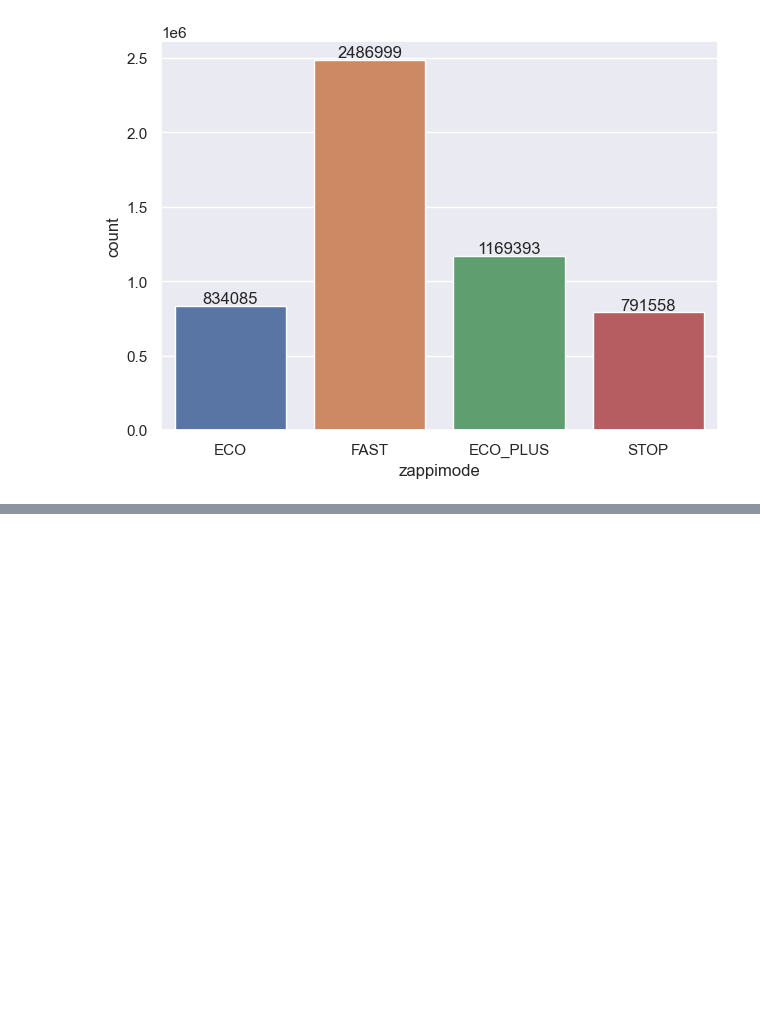
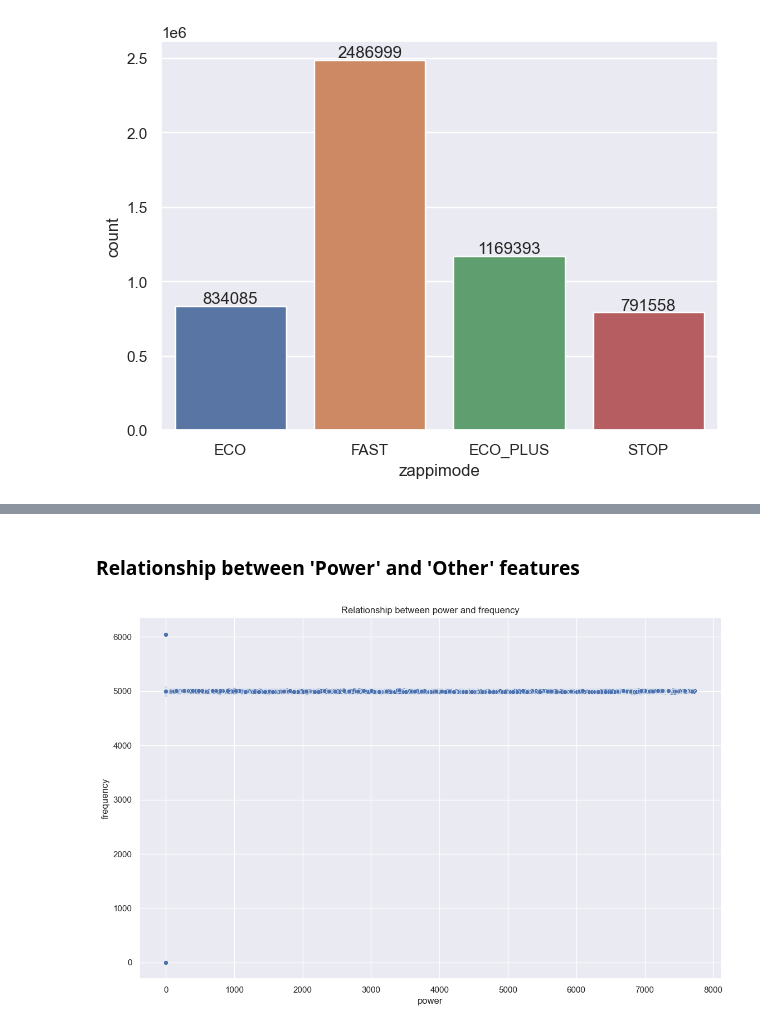
Before and after one commit to Clement-Quaye/EV-Analysis-and-the-Energy-Transition, a Jupyter notebook: Models/EV_Data.ipynb, the cells around one changed output, grey strips where cells are left out. Cells and saved outputs as stored; diff of their text form; code cells hidden in the pictures; blank space fills up the shorter version.

```diff
--- a/Models/EV_Data.ipynb
+++ b/Models/EV_Data.ipynb
@@ -164,0 +180,19 @@ plt.show()
+# %%
+def relationship_check(target, other):
+    plt.figure(figsize=(12,8))
+
+    # Determine if other feature is numeric or categorical
+    # If numeric, plot scatterplot
+    if (data[other].dtype == 'int64' or data[other].dtype == 'float64'):
+        sns.scatterplot(data=data, x=other, y=target)
+
+    elif (data[other].dtype in ['object'] and data[target].dtype in ['object']):
+        print(pd.crosstab(data[target], data[other]))
+
+        #If categorical, plot boxplot
+    else:
+        sns.boxplot(data=data, x=other, y=target)
+
+
+    plt.title("Relationship between " + str(target) + " " + "and"  + " " + str(other))
+    plt.show()
@@ -164,0 +226,6 @@ plt.show()
+# %% [markdown]
+### Relationship between 'Power' and 'Other' features
+# %%
+relationship_check(target='power', other='frequency')
+# %% [output]
+[figure, added]
```
Also changed, not shown: parts of 18 cells of this notebook.
